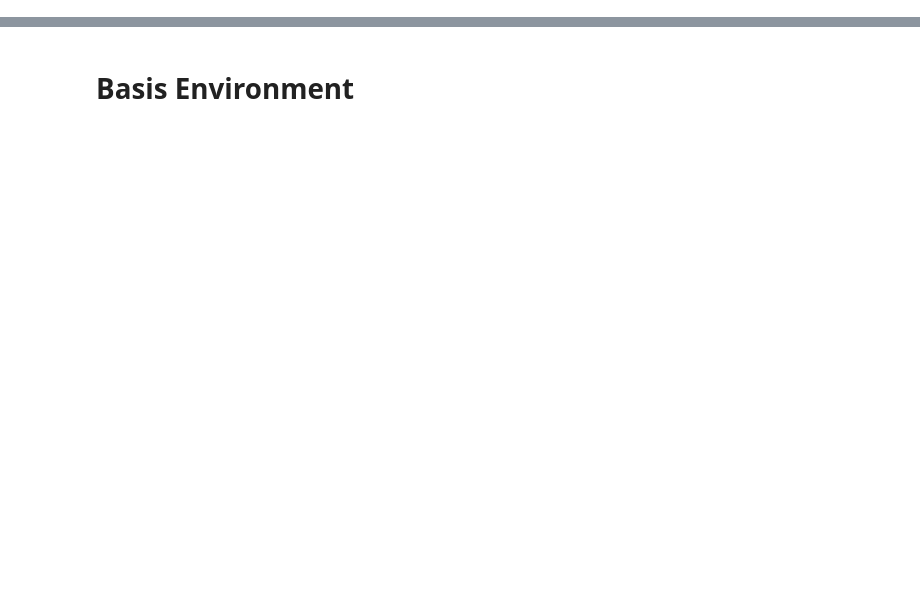
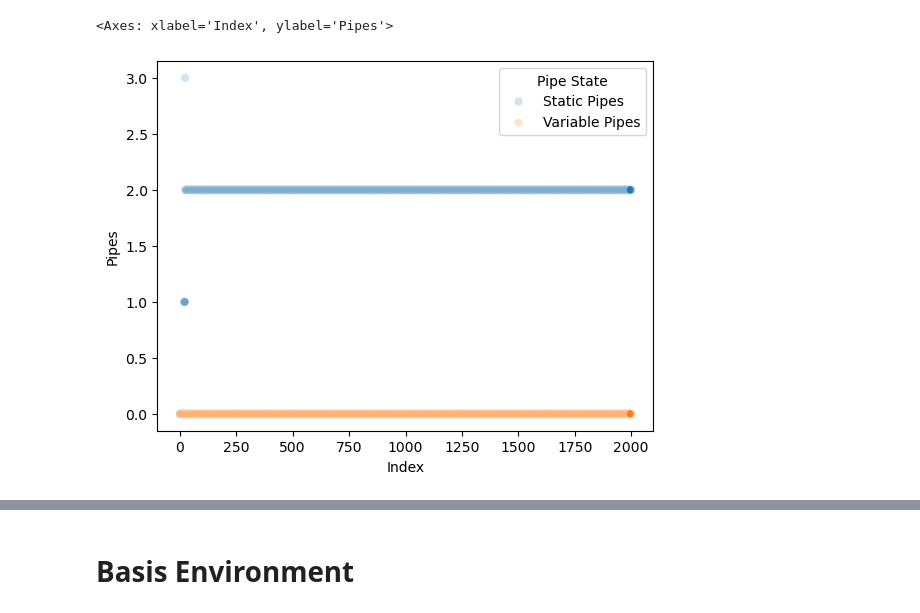
Before and after one commit to TobiasLudwig02/RLFlappyBird, a Jupyter notebook: q_learnin_env1.ipynb, the cells around one changed output, grey strips where cells are left out. Cells and saved outputs as stored; diff of their text form; code cells hidden in the pictures; blank space fills up the shorter version.

```diff
--- a/q_learnin_env1.ipynb
+++ b/q_learnin_env1.ipynb
@@ -21,0 +632,6 @@ number_episodes= 500000
+# %%
+df_1 = pd.DataFrame({"Reward": list_rewards, "Pipes": list_pipes})
+df_1["Pipe State"]="Variable Pipes"
+df_1["Index"] = df_1.index
+df_combined = pd.concat([df, df_1], ignore_index=True)
+df_combined
@@ -21,0 +652,6 @@ number_episodes= 500000
+# %%
+import seaborn as sns
+sns.scatterplot(data=df_combined, x="Index", y="Pipes", hue="Pipe State", alpha=0.2)
+# %% [output]
+<Axes: xlabel='Index', ylabel='Pipes'>
+[figure, added]
```
Also changed, not shown: parts of 34 cells of this notebook, 1 other file.
